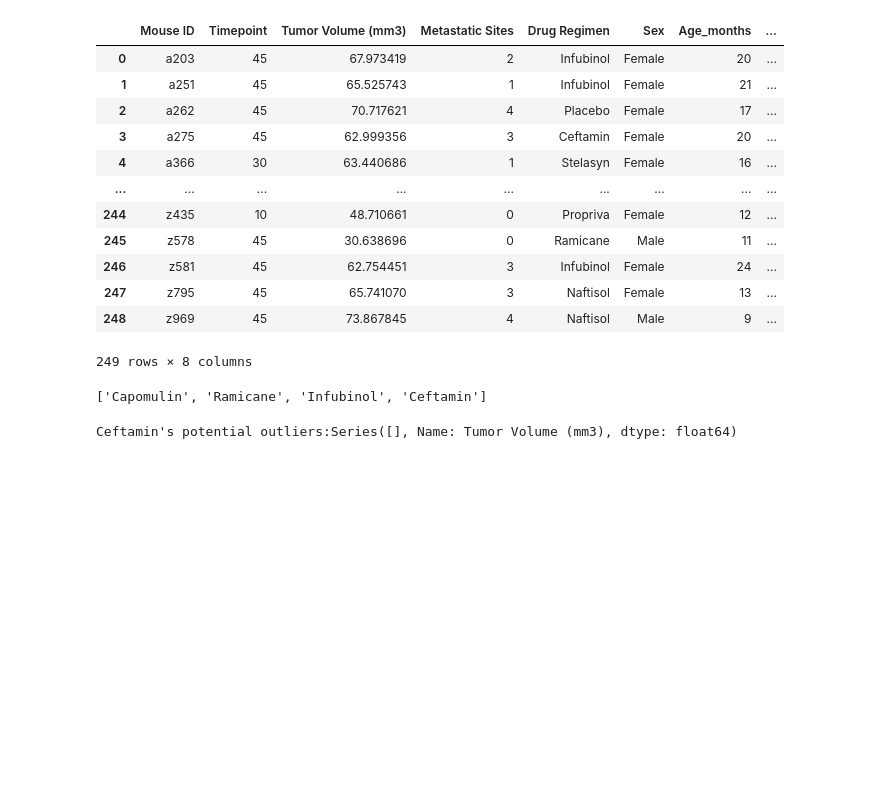
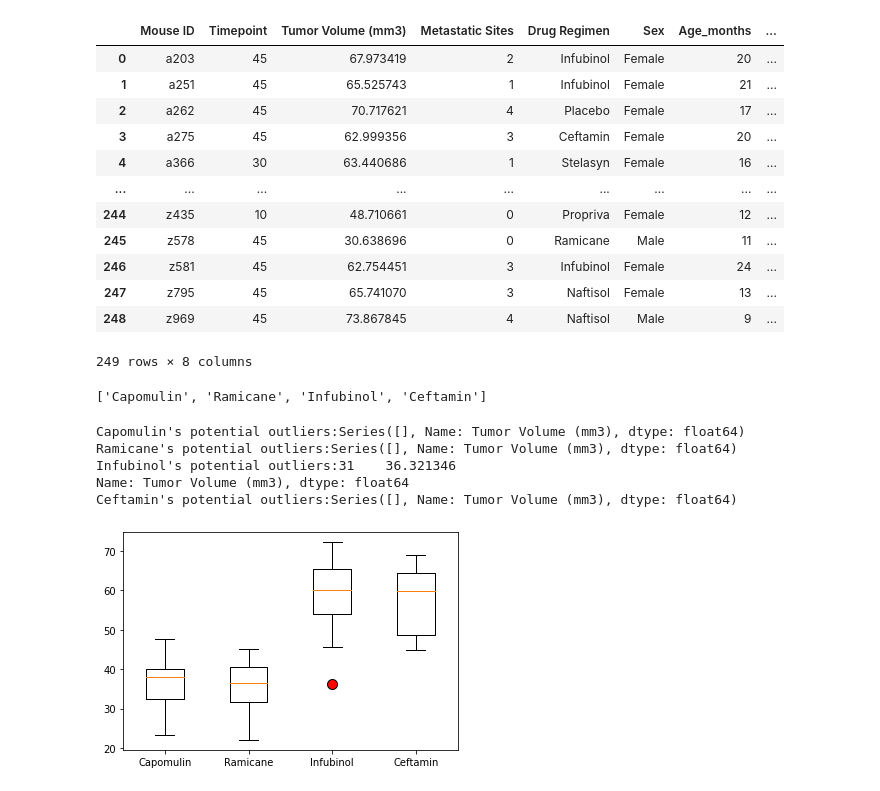
Before and after one commit to uma11iyer/Module_5_Matplotlib, a Jupyter notebook: Pymaceuticals/pymaceuticals.ipynb, the cells around one changed output. Saved outputs shown, nothing was run; the diff lists cells and outputs as text; code cells hidden in the pictures; blank space fills up the shorter version.

```diff
--- a/Pymaceuticals/pymaceuticals.ipynb
+++ b/Pymaceuticals/pymaceuticals.ipynb
@@ -357,25 +358,37 @@ tumor_vol= []
 
 # Calculate the IQR and quantitatively determine if there are any potential outliers.
 for drug in treatments:
- drug_tumor_vol=tumorvol_df[(tumorvol_df['Drug Regimen']==drug)]['Tumor Volume (mm3)']
+    drug_tumor_vol = tumorvol_df[(tumorvol_df['Drug Regimen']==drug)]['Tumor Volume (mm3)']
 
-quartiles = drug_tumor_vol.quantile([.25,.5,.75])
-lowerq = quartiles[0.25]
-upperq = quartiles[0.75]
-iqr = upperq-lowerq
-lower_bound = lowerq - (1.5*iqr)
-upper_bound = upperq + (1.5*iqr)
+     # add subset
+    tumor_vol.append(drug_tumor_vol)
 
-
-# add subset
-tumor_vol_data.append(drug_tumor_vol)
+    quartiles = drug_tumor_vol.quantile([.25,.5,.75])
+    lowerq = quartiles[0.25]
+    upperq = quartiles[0.75]
+    iqr = upperq-lowerq
+    lower_bound = lowerq - (1.5*iqr)
+    upper_bound = upperq + (1.5*iqr)
 
 
 
-# Determine outliers using upper and lower bounds
-outlier = drug_tumor_vol[(drug_tumor_vol>=upper_bound)|(drug_tumor_vol<lower_bound)]
-print(f"{drug}'s potential outliers:{outlier}")
+    # Determine outliers using upper and lower bounds
+    outlier = drug_tumor_vol[(drug_tumor_vol>=upper_bound)|(drug_tumor_vol<lower_bound)]
+    print(f"{drug}'s potential outliers:{outlier}")
 
 # Locate the rows which contain mice on each drug and get the tumor volumes
 # %% [output]
+Capomulin's potential outliers:Series([], Name: Tumor Volume (mm3), dtype: float64)
+Ramicane's potential outliers:Series([], Name: Tumor Volume (mm3), dtype: float64)
+Infubinol's potential outliers:31    36.321346
+Name: Tumor Volume (mm3), dtype: float64
 Ceftamin's potential outliers:Series([], Name: Tumor Volume (mm3), dtype: float64)
+# %%
+
+# Generate a box plot that shows the distrubution of the tumor volume for each treatment group.
+# Example outlier plot of reaction times
+formatting = dict(markerfacecolor='red',markersize = 10)
+plt.boxplot(tumor_vol, labels = treatments, flierprops= formatting )
+plt.show()
+# %% [output]
+[figure, added]
```
Also changed, not shown: parts of 7 cells of this notebook.
